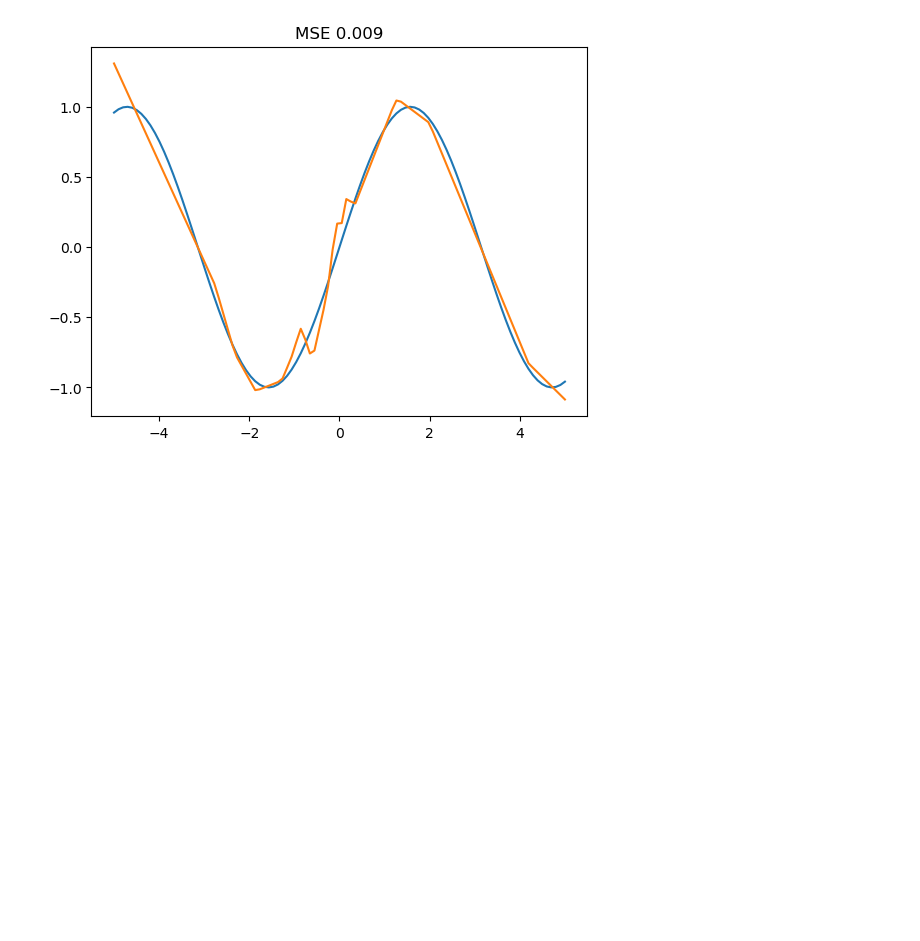
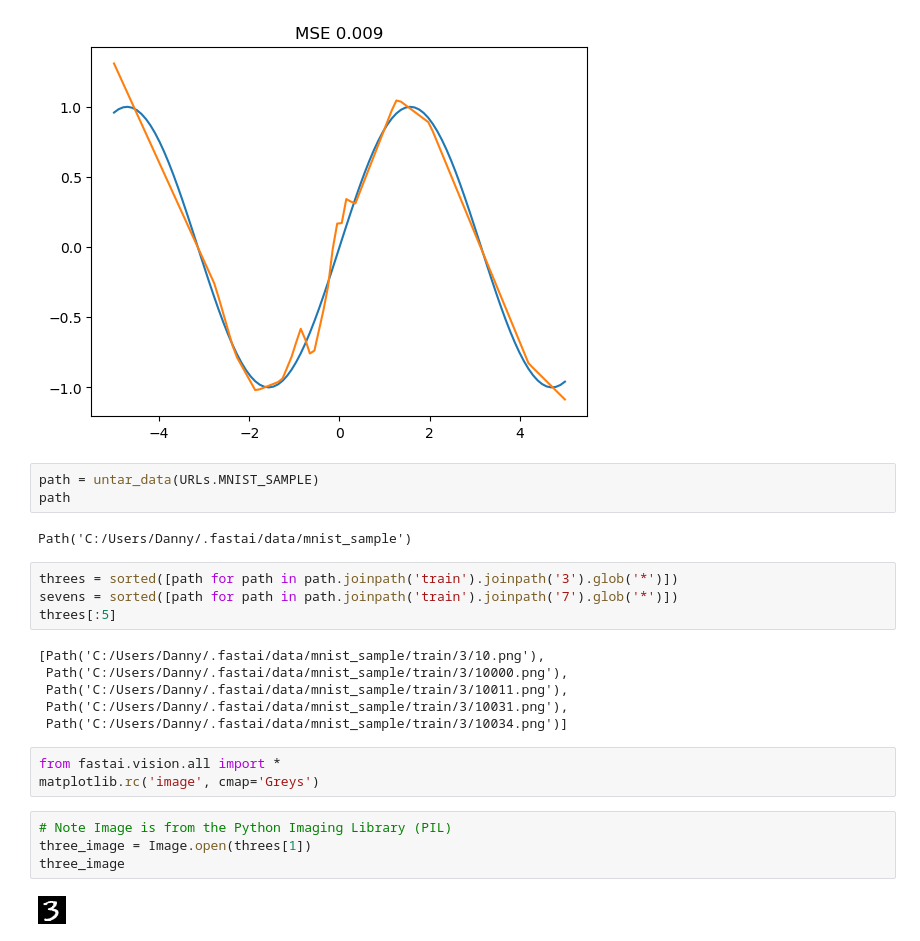
Before and after one commit to Daynil/course22, a Jupyter notebook: 04-experiments.ipynb, the cells around one changed output. Drawn from its saved outputs; the diff is of its cells as text; blank space fills up the shorter version.

Commit message:
full linear model trained

```diff
--- a/04-experiments.ipynb
+++ b/04-experiments.ipynb
@@ -517,3 +519,27 @@ tensor(0.0106, grad_fn=<MeanBackward0>)
 tensor(0.0098, grad_fn=<MeanBackward0>)
 [<matplotlib.lines.Line2D at 0x...>]
 [figure]
+# %%
+path = untar_data(URLs.MNIST_SAMPLE)
+path
+# %% [output]
+Path('C:/Users/Danny/.fastai/data/mnist_sample')
+# %%
+threes = sorted([path for path in path.joinpath('train').joinpath('3').glob('*')])
+sevens = sorted([path for path in path.joinpath('train').joinpath('7').glob('*')])
+threes[:5]
+# %% [output]
+[Path('C:/Users/Danny/.fastai/data/mnist_sample/train/3/10.png'),
+ Path('C:/Users/Danny/.fastai/data/mnist_sample/train/3/10000.png'),
+ Path('C:/Users/Danny/.fastai/data/mnist_sample/train/3/10011.png'),
+ Path('C:/Users/Danny/.fastai/data/mnist_sample/train/3/10031.png'),
+ Path('C:/Users/Danny/.fastai/data/mnist_sample/train/3/10034.png')]
+# %%
+from fastai.vision.all import *
+matplotlib.rc('image', cmap='Greys')
+# %%
+# Note Image is from the Python Imaging Library (PIL)
+three_image = Image.open(threes[1])
+three_image
+# %% [output]
+[figure, added]
```
Also changed, not shown: parts of 28 cells of this notebook.
